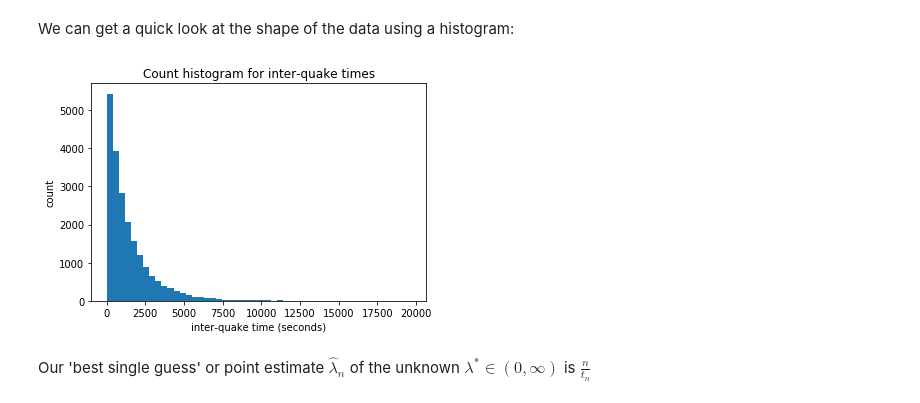
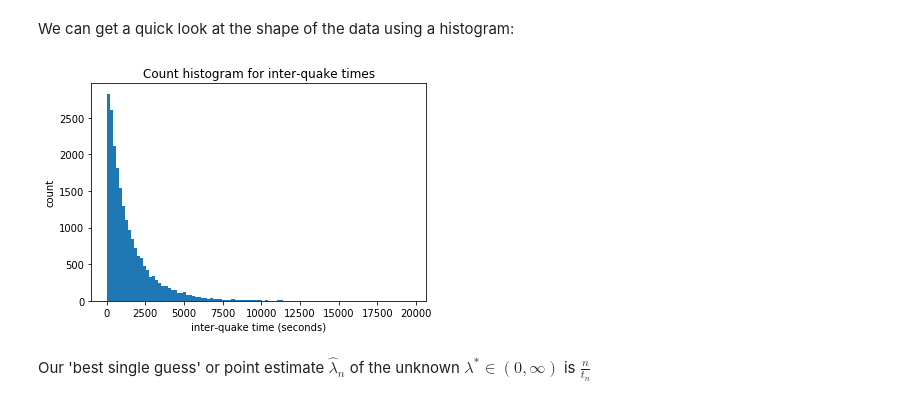
Before and after one commit to lamastex/scalable-data-science, a Jupyter notebook: _as/2019/jp/09.ipynb, the cells around one changed output. Cells and saved outputs as stored; diff of their text form; code cells hidden in the pictures.

```diff
--- a/_as/2019/jp/09.ipynb
+++ b/_as/2019/jp/09.ipynb
@@ -1404,14 +1415,14 @@ sum(interQuakesSecs)
 We can get a quick look at the shape of the data using a histogram:
 # %%
 pylab.clf() # clear current figure
-n, bins, patches = pylab.hist(interQuakesSecs, 50) # make the histogram (don't have to have n, bins, patches = ...)
+n, bins, patches = pylab.hist(interQuakesSecs, 100) # make the histogram (don't have to have n, bins, patches = ...)
 pylab.xlabel('inter-quake time (seconds)') # use pyplot methods to set labels, titles etc similar to as in matlab
 pylab.ylabel('count')
 pylab.title('Count histogram for inter-quake times')
 pylab.savefig('myHist') # seem to need to have this to be able to actually display the figure
 pylab.show() # and finally show it
 # %% [output]
-[figure, old version]
+[figure, new version]
 # %% [markdown]
 Our 'best single guess' or point estimate $\widehat{\lambda}_n$ of the unknown $\lambda^* \in (0,\infty)$ is $\frac{n}{t_n}$
 # %%
```
Also changed, not shown: parts of 10 cells of this notebook, 11 other files.
